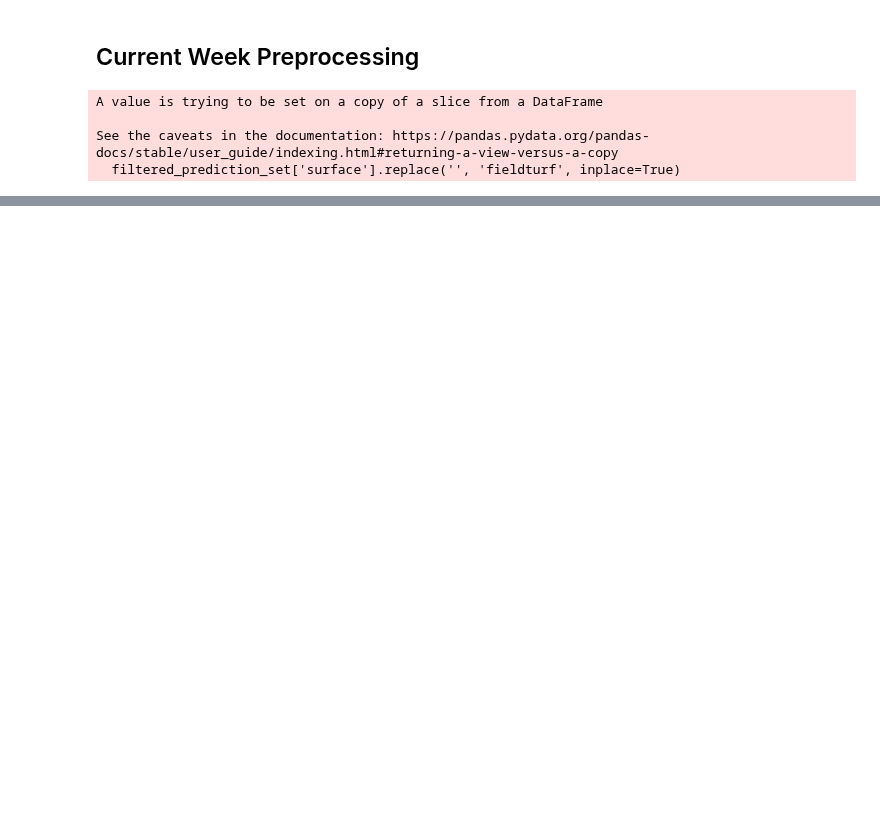
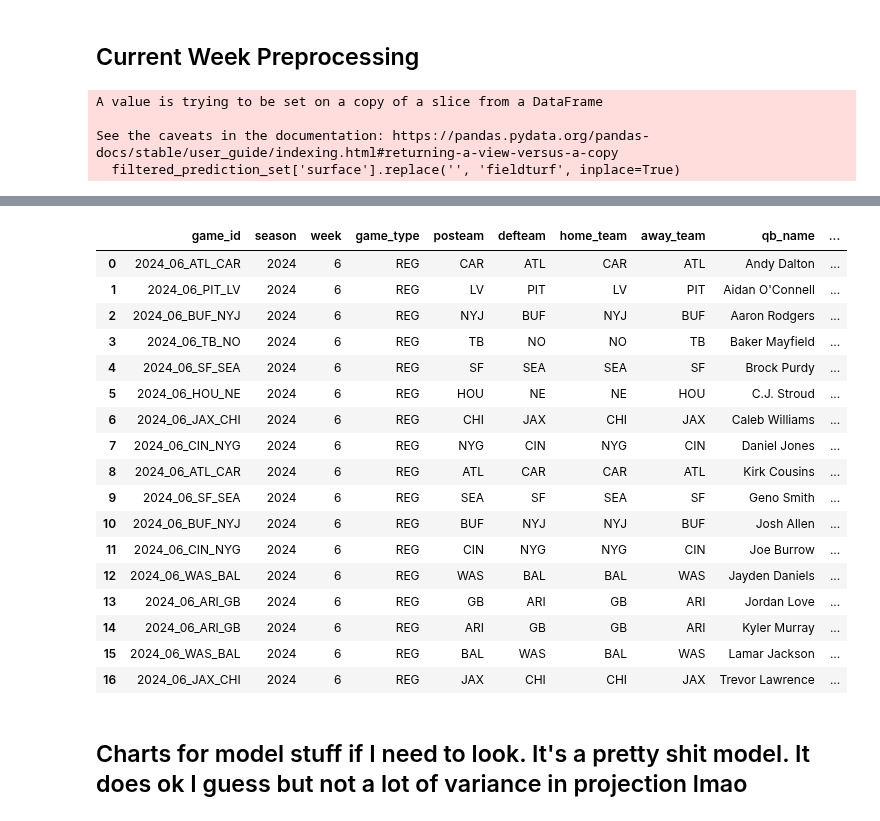
Before and after one commit to bhuggard/CheckTheCover, a Jupyter notebook: testnocom.ipynb, the cells around one changed output, grey strips where cells are left out. Drawn from its saved outputs; the diff is of its cells as text; code cells hidden in the pictures; blank space fills up the shorter version.

Commit message:
Just need to fix missing QBs on preds
big progress

```diff
--- a/testnocom.ipynb
+++ b/testnocom.ipynb
@@ -727,0 +642,23 @@ offense_df = passer_df[offense_columns]
+# %%
+# List of the new column order
+new_column_order = ['game_id', 'season', 'week','game_type','posteam', 'defteam', 'home_team', 'away_team', 'qb_name', 'passer_player_name',
+                    'home_away', 'implied_total', 'roof', 'surface',
+       'completion_percentage_ewma_passer', 'pass_attempts_ewma_passer',
+       'air_yards_ewma_passer', 'yards_after_catch_ewma_passer',
+       'epa_ewma_passer', 'interception_ewma_passer', 'qb_hit_ewma_passer',
+       'sack_ewma_passer', 'pass_touchdown_ewma_passer',
+       'passing_yards_ewma_passer', 'cpoe_ewma_passer', 'completion_percentage_ewma_defense',
+       'pass_attempts_ewma_defense', 'air_yards_ewma_defense',
+       'yards_after_catch_ewma_defense', 'epa_ewma_defense',
+       'interception_ewma_defense', 'qb_hit_ewma_defense', 'sack_ewma_defense',
+       'pass_touchdown_ewma_defense', 'passing_yards_ewma_defense',
+       'cpoe_ewma_defense']
+
+# Reorder inplace
+full_pred_features = full_pred_features[new_column_order]
+# %%
+# Create the home_flag_passer column
+full_pred_features['home_flag_passer'] = full_pred_features['posteam'] == full_pred_features['home_team']
+
+# Create the home_flag_defense column
+full_pred_features['home_flag_defense'] = full_pred_features['defteam'] == full_pred_features['home_team']
@@ -728 +682,42 @@ offense_df = passer_df[offense_columns]
+# %%
+# Function to make predictions on a new dataframe
+def make_predictions(new_data, model, preprocessor, features, categorical_columns, numeric_columns):
+    # Ensure the new data has the required columns
+    new_data = new_data[features]
+
+    # Apply the same preprocessing (OneHotEncoding and Scaling)
+    new_data_transformed = preprocessor.transform(new_data)
+
+    # Use the trained model to make predictions
+    predictions = model.predict(new_data_transformed, num_iteration=model.best_iteration)
+
+    return predictions
+# %%
+# Call the function to make predictions
+predictions = make_predictions(full_pred_features, lgb_model, preprocessor, features, categorical_columns, numeric_columns)
+
+full_pred_features['predicted_passing_yards'] = predictions
+# %%
+full_pred_features
+# %% [output]
+|  | game_id | season | week | game_type | posteam | defteam | home_team | away_team | qb_name | ... |
+| 0 | 2024_06_ATL_CAR | 2024 | 6 | REG | CAR | ATL | CAR | ATL | Andy Dalton | ... |
+| 1 | 2024_06_PIT_LV | 2024 | 6 | REG | LV | PIT | LV | PIT | Aidan O'Connell | ... |
+| 2 | 2024_06_BUF_NYJ | 2024 | 6 | REG | NYJ | BUF | NYJ | BUF | Aaron Rodgers | ... |
+| 3 | 2024_06_TB_NO | 2024 | 6 | REG | TB | NO | NO | TB | Baker Mayfield | ... |
+| 4 | 2024_06_SF_SEA | 2024 | 6 | REG | SF | SEA | SEA | SF | Brock Purdy | ... |
+| 5 | 2024_06_HOU_NE | 2024 | 6 | REG | HOU | NE | NE | HOU | C.J. Stroud | ... |
+| 6 | 2024_06_JAX_CHI | 2024 | 6 | REG | CHI | JAX | CHI | JAX | Caleb Williams | ... |
+| 7 | 2024_06_CIN_NYG | 2024 | 6 | REG | NYG | CIN | NYG | CIN | Daniel Jones | ... |
+| 8 | 2024_06_ATL_CAR | 2024 | 6 | REG | ATL | CAR | CAR | ATL | Kirk Cousins | ... |
+| 9 | 2024_06_SF_SEA | 2024 | 6 | REG | SEA | SF | SEA | SF | Geno Smith | ... |
+| 10 | 2024_06_BUF_NYJ | 2024 | 6 | REG | BUF | NYJ | NYJ | BUF | Josh Allen | ... |
+| 11 | 2024_06_CIN_NYG | 2024 | 6 | REG | CIN | NYG | NYG | CIN | Joe Burrow | ... |
+| 12 | 2024_06_WAS_BAL | 2024 | 6 | REG | WAS | BAL | BAL | WAS | Jayden Daniels | ... |
+| 13 | 2024_06_ARI_GB | 2024 | 6 | REG | GB | ARI | GB | ARI | Jordan Love | ... |
+| 14 | 2024_06_ARI_GB | 2024 | 6 | REG | ARI | GB | GB | ARI | Kyler Murray | ... |
+| 15 | 2024_06_WAS_BAL | 2024 | 6 | REG | BAL | WAS | BAL | WAS | Lamar Jackson | ... |
+| 16 | 2024_06_JAX_CHI | 2024 | 6 | REG | JAX | CHI | CHI | JAX | Trevor Lawrence | ... |
+# %% [markdown]
+## Charts for model stuff if I need to look. It's a pretty shit model. It does ok I guess but not a lot of variance in projection lmao
 # %%
```
Also changed, not shown: parts of 28 cells of this notebook.
